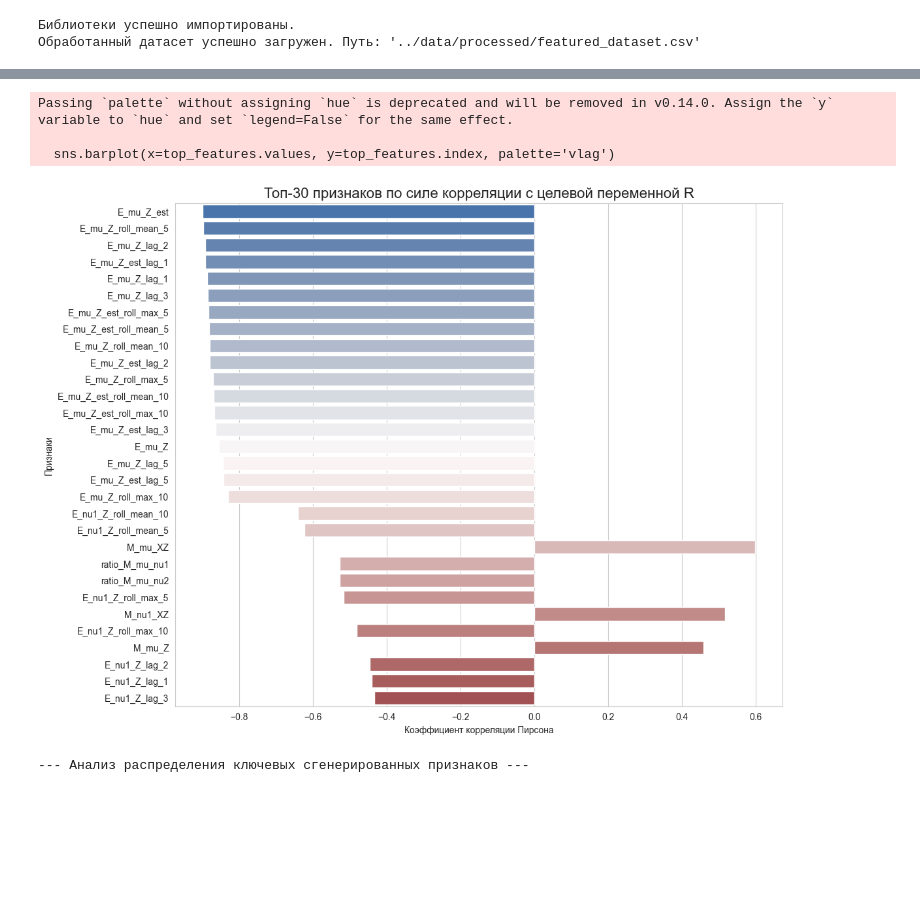
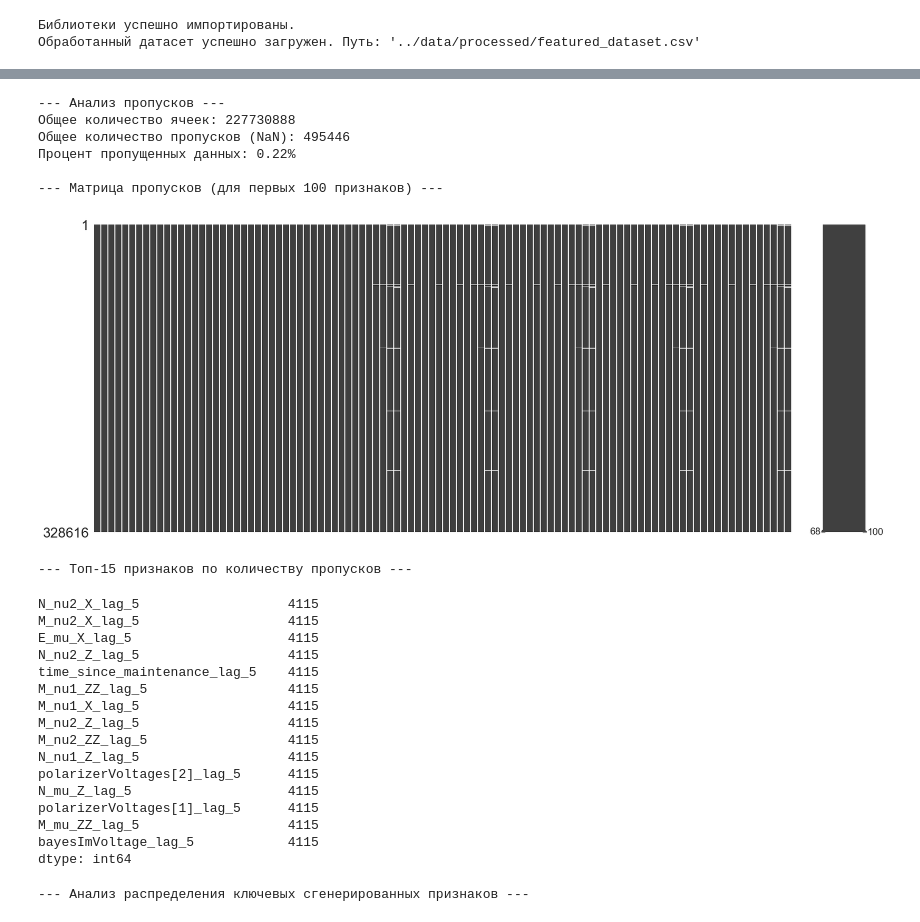
Before and after one commit to jmihan/aidao-hack, a Jupyter notebook: notebooks/eda_processed.ipynb, the cells around one changed output, grey strips where cells are left out. Saved outputs shown, nothing was run; the diff lists cells and outputs as text; code cells hidden in the pictures; blank space fills up the shorter version.

```diff
--- a/notebooks/eda_processed.ipynb
+++ b/notebooks/eda_processed.ipynb
@@ -153,27 +186,56 @@ else:
 # %%
 # ==============================================================================
-# B.2. Визуализация важности признаков
+# A.5. Анализ пропусков (NaN)
 # ==============================================================================
-if df_featured is not None and 'sorted_correlations' in locals():
-    # Выбираем топ-30 признаков для визуализации
-    top_n = 30
-    top_features = sorted_correlations.head(top_n)
+if df_featured is not None:
+    # Исправленный расчет: используем базовое умножение
+    total_cells = df_featured.shape[0] * df_featured.shape[1]
+    total_missing = df_featured.isnull().sum().sum()
+    percent_missing = (total_missing / total_cells) * 100
 
-    plt.figure(figsize=(12, 10))
-    sns.barplot(x=top_features.values, y=top_features.index, palette='vlag')
+    print(f"--- Анализ пропусков ---")
+    print(f"Общее количество ячеек: {total_cells}")
+    print(f"Общее количество пропусков (NaN): {total_missing}")
+    print(f"Процент пропущенных данных: {percent_missing:.2f}%")
 
-    plt.title(f'Топ-{top_n} признаков по силе корреляции с целевой переменной R', fontsize=16)
-    plt.xlabel('Коэффициент корреляции Пирсона')
-    plt.ylabel('Признаки')
-    plt.show()
+    # Визуализация матрицы пропусков для первых 100 признаков
+    try:
+        import missingno as msno
+        print("\n--- Матрица пропусков (для первых 100 признаков) ---")
+        msno.matrix(df_featured.iloc[:, :100], figsize=(20, 8))
+        plt.show()
+    except ImportError:
+        print("\nБиблиотека 'missingno' не установлена. Пропустите визуализацию матрицы.")
+        print("Для установки выполните: pip install missingno")
 
-else:
-    print("Датафрейм не загружен или переменная sorted_correlations не создана.")
+    print("\n--- Топ-15 признаков по количеству пропусков ---")
+    missing_counts = df_featured.isnull().sum().sort_values(ascending=False)
+    display(missing_counts.head(15))
 # %% [output]
-Passing `palette` without assigning `hue` is deprecated and will be removed in v0.14.0. Assign the `y` variable to `hue` and set `legend=False` for the same effect.
+--- Анализ пропусков ---
+Общее количество ячеек: 227730888
+Общее количество пропусков (NaN): 495446
+Процент пропущенных данных: 0.22%
 
-  sns.barplot(x=top_features.values, y=top_features.index, palette='vlag')
+--- Матрица пропусков (для первых 100 признаков) ---
-[figure, old version]
+[figure, new version]
+--- Топ-15 признаков по количеству пропусков ---
+N_nu2_X_lag_5                   4115
+M_nu2_X_lag_5                   4115
+E_mu_X_lag_5                    4115
+N_nu2_Z_lag_5                   4115
+time_since_maintenance_lag_5    4115
+M_nu1_ZZ_lag_5                  4115
+M_nu1_X_lag_5                   4115
+M_nu2_Z_lag_5                   4115
+M_nu2_ZZ_lag_5                  4115
+N_nu1_Z_lag_5                   4115
+polarizerVoltages[2]_lag_5      4115
+N_mu_Z_lag_5                    4115
+polarizerVoltages[1]_lag_5      4115
+M_mu_ZZ_lag_5                   4115
+bayesImVoltage_lag_5            4115
+dtype: int64
 # %%
 # ==============================================================================
 # C.1. Изучение распределений
```
Also changed, not shown: parts of 3 cells of this notebook.
